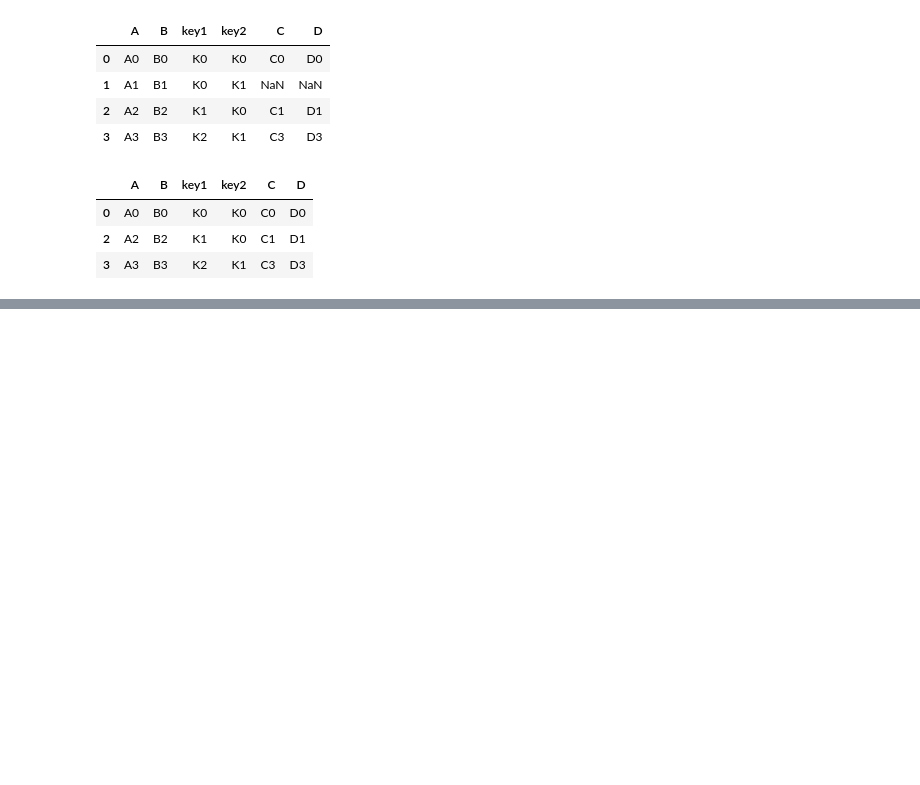
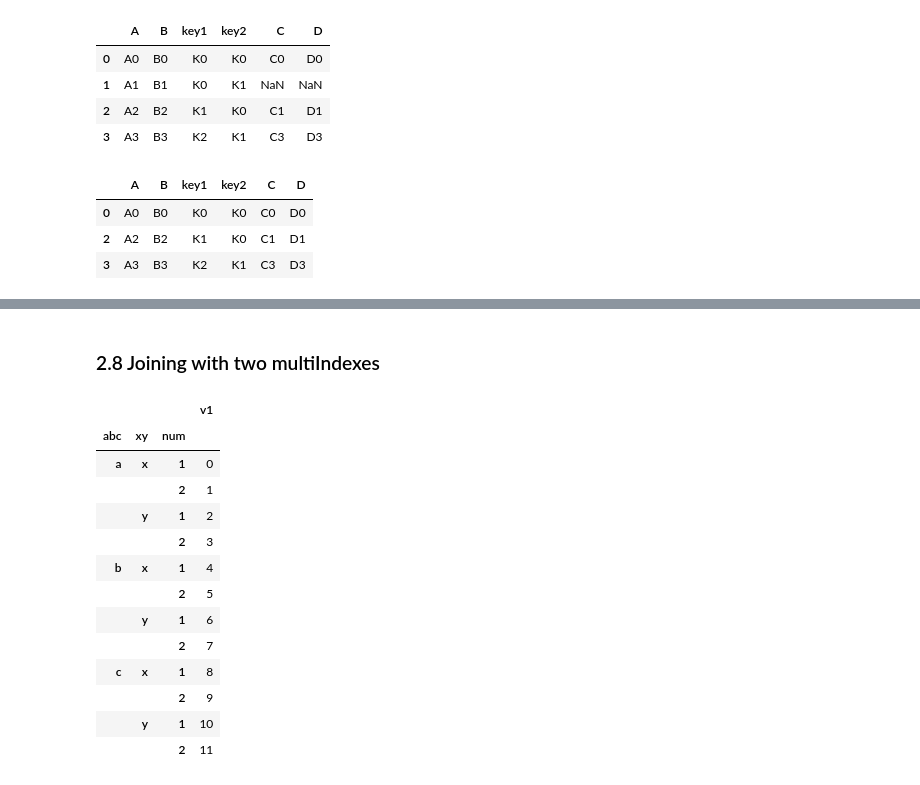
Before and after one commit to Miguel-T24/Pandas-and-Numpy-Concepts, a Jupyter notebook: Pandas/concepts/concatenating.ipynb, the cells around one changed output, grey strips where cells are left out. Cells and saved outputs as stored; diff of their text form; code cells hidden in the pictures; blank space fills up the shorter version.

```diff
--- a/Pandas/concepts/concatenating.ipynb
+++ b/Pandas/concepts/concatenating.ipynb
@@ -891,0 +935,25 @@ result
+# %% [markdown]
+### 2.8 Joining with two multiIndexes
+# %%
+leftindex = pd.MultiIndex.from_product(
+    [list("abc"), list("xy"), [1, 2]], names=["abc", "xy", "num"]
+)
+
+
+left = pd.DataFrame({"v1": range(12)}, index=leftindex)
+left
+# %% [output]
+|  |  |  | v1 |
+| abc | xy | num |  |
+| a | x | 1 | 0 |
+|  |  | 2 | 1 |
+|  | y | 1 | 2 |
+|  |  | 2 | 3 |
+| b | x | 1 | 4 |
+|  |  | 2 | 5 |
+|  | y | 1 | 6 |
+|  |  | 2 | 7 |
+| c | x | 1 | 8 |
+|  |  | 2 | 9 |
+|  | y | 1 | 10 |
+|  |  | 2 | 11 |
```
Also changed, not shown: parts of 17 cells of this notebook.
